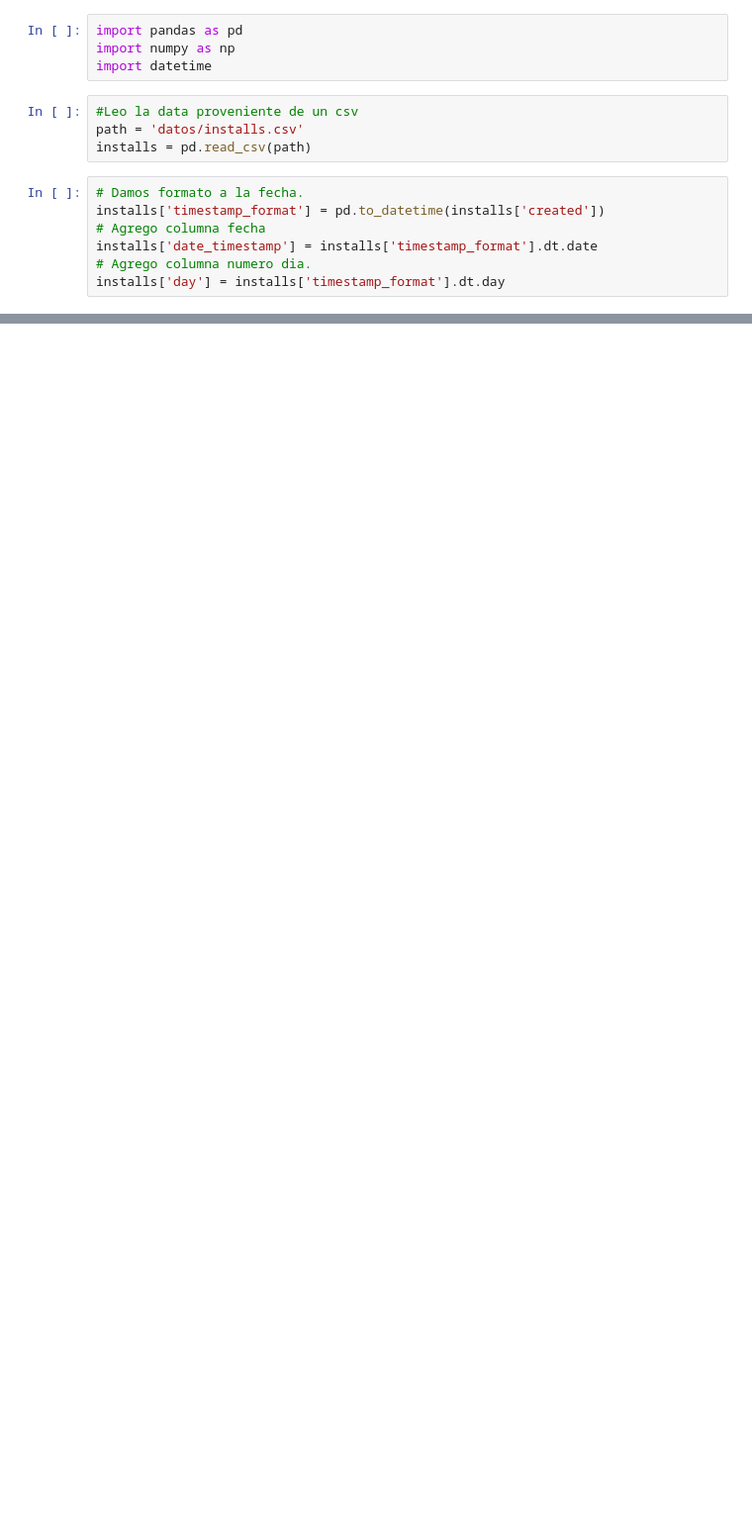
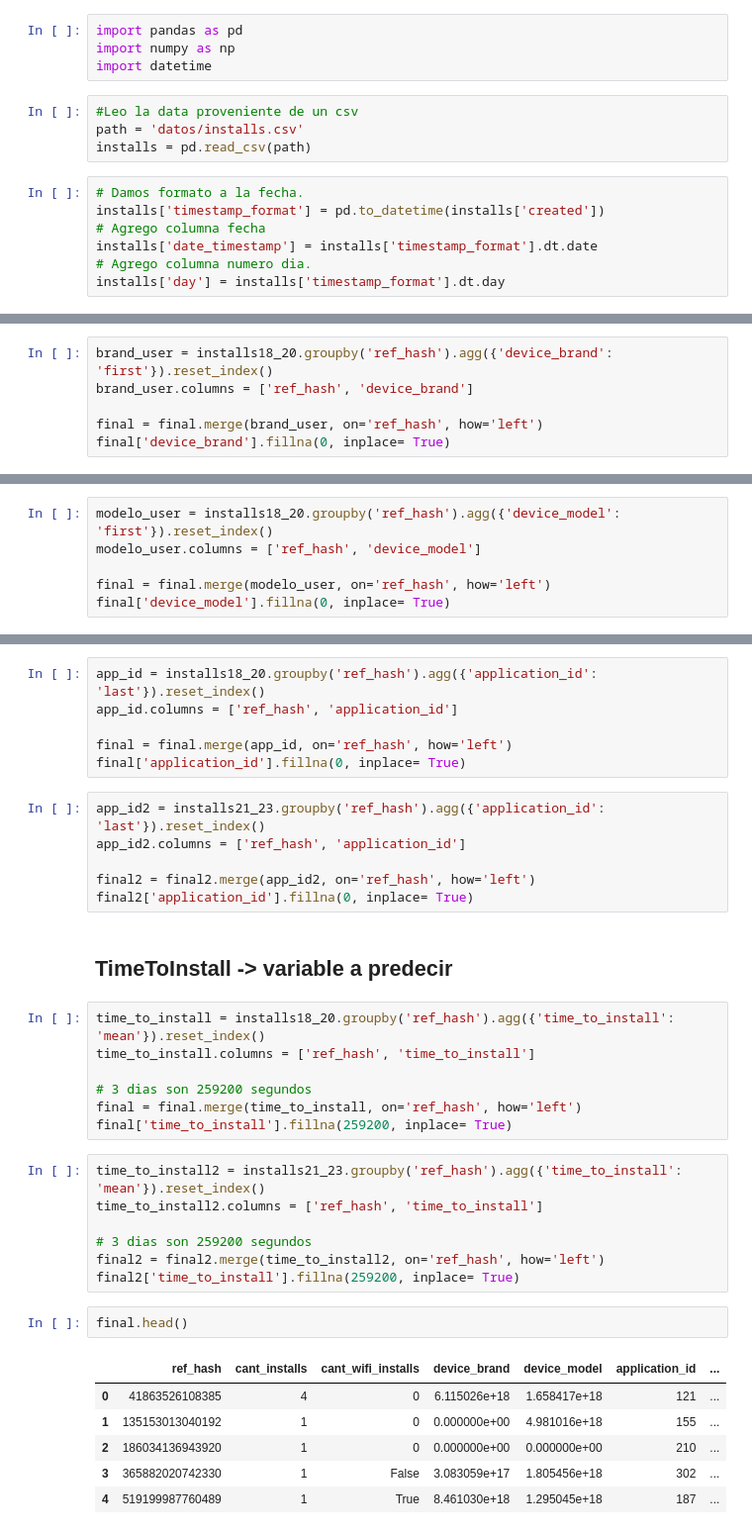
Before and after one commit to GastonMontes/75.06-Datos-Grupo22-TP1, a Jupyter notebook: tp2/FeatureEngineeringInstalls.ipynb, the cells around one changed output, grey strips where cells are left out. Shown at 99% size. Cells and saved outputs as stored; diff of their text form; blank space fills up the shorter version.

```diff
--- a/tp2/FeatureEngineeringInstalls.ipynb
+++ b/tp2/FeatureEngineeringInstalls.ipynb
@@ -56,0 +94,6 @@ See the caveats in the documentation: http://pandas.pydata.org/pandas-docs/stabl
+# %%
+brand_user = installs18_20.groupby('ref_hash').agg({'device_brand': 'first'}).reset_index()
+brand_user.columns = ['ref_hash', 'device_brand']
+
+final = final.merge(brand_user, on='ref_hash', how='left')
+final['device_brand'].fillna(0, inplace= True)
@@ -56,0 +108,6 @@ See the caveats in the documentation: http://pandas.pydata.org/pandas-docs/stabl
+# %%
+modelo_user = installs18_20.groupby('ref_hash').agg({'device_model': 'first'}).reset_index()
+modelo_user.columns = ['ref_hash', 'device_model']
+
+final = final.merge(modelo_user, on='ref_hash', how='left')
+final['device_model'].fillna(0, inplace= True)
@@ -56,0 +122,37 @@ See the caveats in the documentation: http://pandas.pydata.org/pandas-docs/stabl
+# %%
+app_id = installs18_20.groupby('ref_hash').agg({'application_id': 'last'}).reset_index()
+app_id.columns = ['ref_hash', 'application_id']
+
+final = final.merge(app_id, on='ref_hash', how='left')
+final['application_id'].fillna(0, inplace= True)
+# %%
+app_id2 = installs21_23.groupby('ref_hash').agg({'application_id': 'last'}).reset_index()
+app_id2.columns = ['ref_hash', 'application_id']
+
+final2 = final2.merge(app_id2, on='ref_hash', how='left')
+final2['application_id'].fillna(0, inplace= True)
+# %% [markdown]
+## TimeToInstall -> variable a predecir
+# %%
+time_to_install = installs18_20.groupby('ref_hash').agg({'time_to_install': 'mean'}).reset_index()
+time_to_install.columns = ['ref_hash', 'time_to_install']
+
+# 3 dias son 259200 segundos
+final = final.merge(time_to_install, on='ref_hash', how='left')
+final['time_to_install'].fillna(259200, inplace= True)
+# %%
+time_to_install2 = installs21_23.groupby('ref_hash').agg({'time_to_install': 'mean'}).reset_index()
+time_to_install2.columns = ['ref_hash', 'time_to_install']
+
+# 3 dias son 259200 segundos
+final2 = final2.merge(time_to_install2, on='ref_hash', how='left')
+final2['time_to_install'].fillna(259200, inplace= True)
+# %%
+final.head()
+# %% [output]
+|  | ref_hash | cant_installs | cant_wifi_installs | device_brand | device_model | application_id | ... |
+| 0 | 41863526108385 | 4 | 0 | 6.115026e+18 | 1.658417e+18 | 121 | ... |
+| 1 | 135153013040192 | 1 | 0 | 0.000000e+00 | 4.981016e+18 | 155 | ... |
+| 2 | 186034136943920 | 1 | 0 | 0.000000e+00 | 0.000000e+00 | 210 | ... |
+| 3 | 365882020742330 | 1 | False | 3.083059e+17 | 1.805456e+18 | 302 | ... |
+| 4 | 519199987760489 | 1 | True | 8.461030e+18 | 1.295045e+18 | 187 | ... |
```
Also changed, not shown: parts of 20 cells of this notebook, 1 other file.
